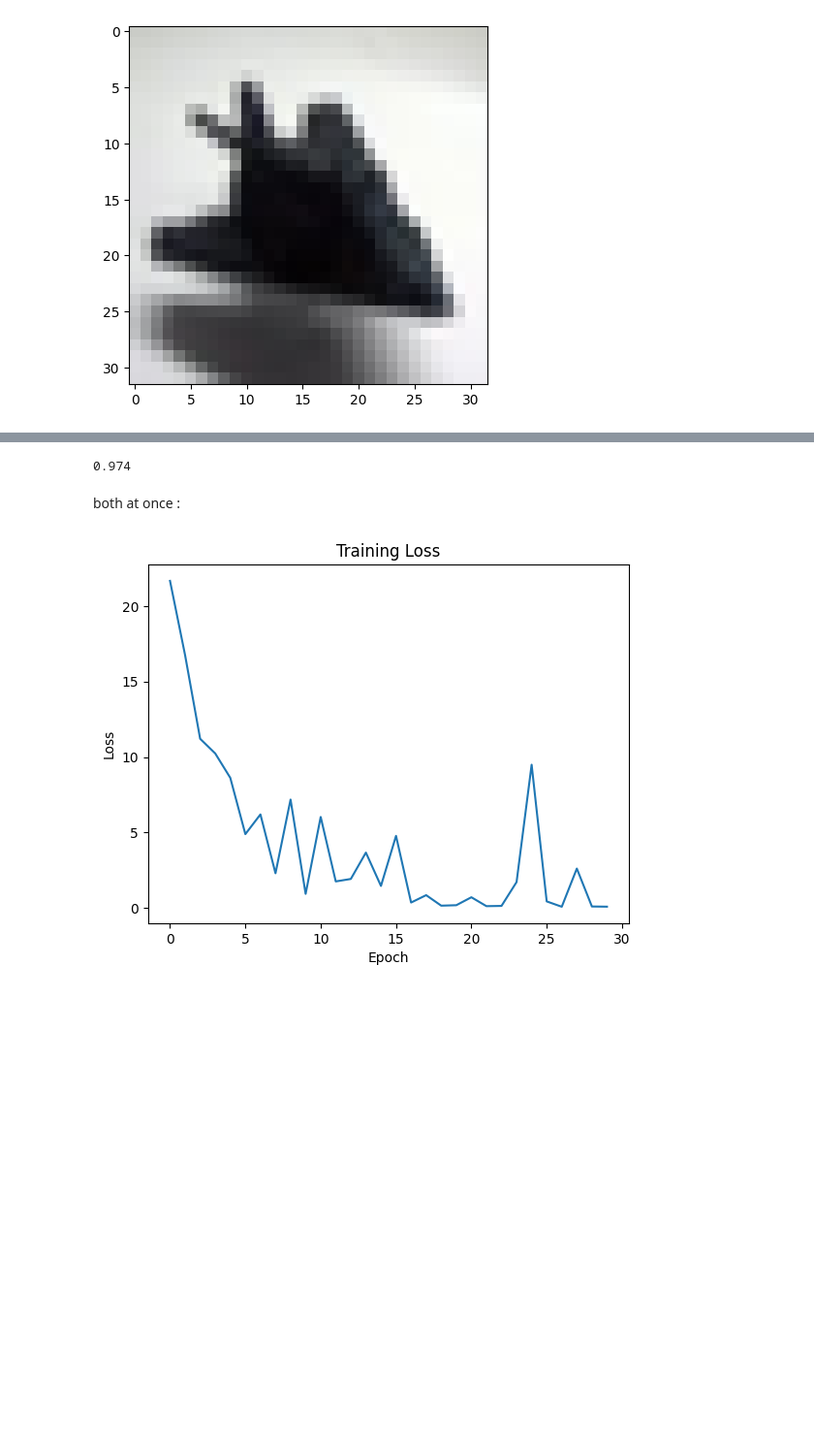
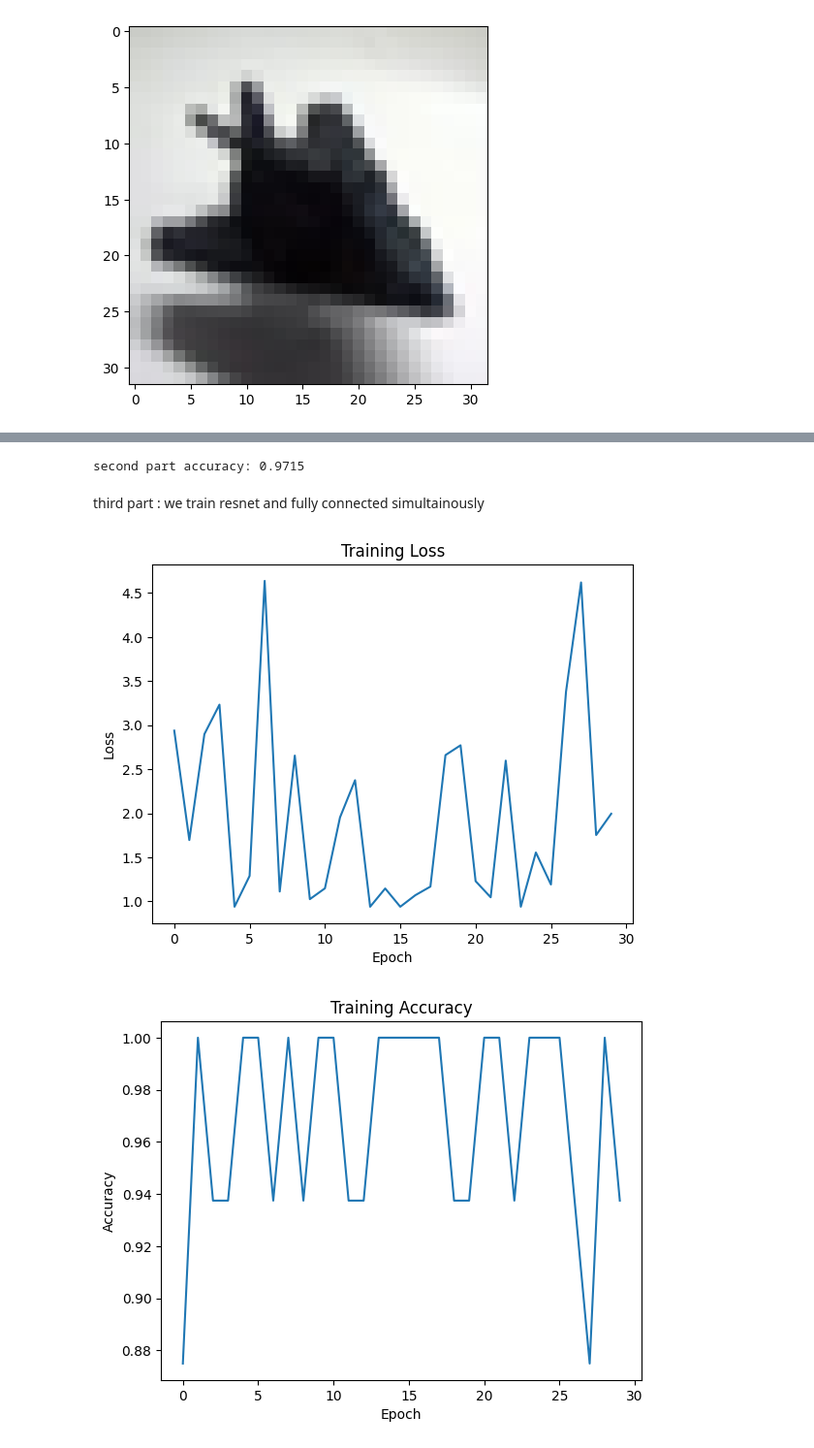
Before and after one commit to theGhozmit/Deep_HW3, a Jupyter notebook: q1.ipynb, the cells around one changed output, grey strips where cells are left out. Shown: that part at 97% size. Drawn from its saved outputs; the diff is of its cells as text; code cells hidden in the pictures; blank space fills up the shorter version.

```diff
--- a/q1.ipynb
+++ b/q1.ipynb
@@ -15,11 +15,10 @@ classification with freezed pretrained model :
 # building the model
 device = torch.device("cuda:0" if torch.cuda.is_available() else "cpu")
 resnet50 = models.resnet50(pretrained=True)
+resnet50.fc = nn.Identity()
 
 for params in resnet50.parameters():
-    params.requires_grad = False
-
-resnet50.fc = nn.Identity()
+    params.requires_grad = True
 
 class pretrained_classifier(nn.Module):
     def __init__ (self):
@@ -264,11 +269,11 @@ with torch.no_grad():
         prediction += torch.argmax(output, dim=1).cpu().tolist()
         target += label.cpu().tolist()
 
-print(accuracy_score(target, prediction))
+print("second part accuracy: " + str(accuracy_score(target, prediction)))
 # %% [output]
-0.974
+second part accuracy: 0.9715
-# %% [markdown]
-both at once :
+# %% [markdown]
+third part : we train resnet and fully connected simultainously
 # %%
 resnet50 = models.resnet50(pretrained=True)
 resnet50.fc = nn.Identity()
@@ -283,47 +288,56 @@ class pretrained_classifier(nn.Module):
         self.fc = nn.Linear(2048, 2)
         self.softmax = nn.Softmax(dim=1)
     def forward(self, x):
-        x = self.resnet(x)
-        x = self.fc(x)
-        x = self.softmax(x)
-        return x
+        features    = self.resnet(x)
+        x           = self.fc(features)
+        x           = self.softmax(x)
+        return features, x
 
 model = pretrained_classifier().to(device)
 
 criterion1 =  nn.TripletMarginLoss(margin=10, p=2)
 criterion2 = nn.CrossEntropyLoss()
 optimizer = optim.Adam(model.parameters(), lr= 0.003)
 train_loader = DataLoader(custom_dataset(train_dataset), batch_size=256, shuffle=True)
 
 num_epoch = 30
 train_loss = []
+train_accuracy = []
 for i in trange(num_epoch):
     for j, (anchor, anchor_label, positive, positive_label, negative, negative_label) in enumerate(train_loader) :
         anchor = anchor.to(device)
         positive = positive.to(device)
         negative = negative.to(device)
         anchor_label = anchor_label.to(device)
         positive_label = positive_label.to(device)
         negative_label = negative_label.to(device)
 
         optimizer.zero_grad()
-        anchor_output = resnet50(anchor)
-        positive_output = resnet50(positive)
-        negative_output = resnet50(negative)
-        loss = criterion1(anchor_output, positive_output, negative_output) + criterion2(anchor_output, anchor_label) + criterion2(positive_output, positive_label) + criterion2(negative_output, negative_label)
+        anchor_output_feature, anchor_output        = model(anchor)
+        positive_output_feature, positive_output    = model(positive)
+        negative_output_feature, negative_output    = model(negative)
+        loss = criterion1(anchor_output_feature, positive_output_feature, negative_output_feature) + criterion2(anchor_output, anchor_label) + criterion2(positive_output, positive_label) + criterion2(negative_output, negative_label)
 
         loss.backward()
         optimizer.step()
     train_loss.append(loss.item())
+    train_accuracy.append(accuracy_score(anchor_label.cpu(), torch.argmax(anchor_output, dim=1).cpu()))
 
 
 plt.plot(train_loss)
 plt.xlabel('Epoch')
 plt.ylabel('Loss')
 plt.title('Training Loss')
 plt.show()
+
+plt.plot(train_accuracy)
+plt.xlabel('Epoch')
+plt.ylabel('Accuracy')
+plt.title('Training Accuracy')
+plt.show()
 # %% [output]
-[figure, old version]
+[figure, new version]
+[figure, added]
 # %%
 prediction = []
 target = []
```
Also changed, not shown: parts of 10 cells of this notebook.
